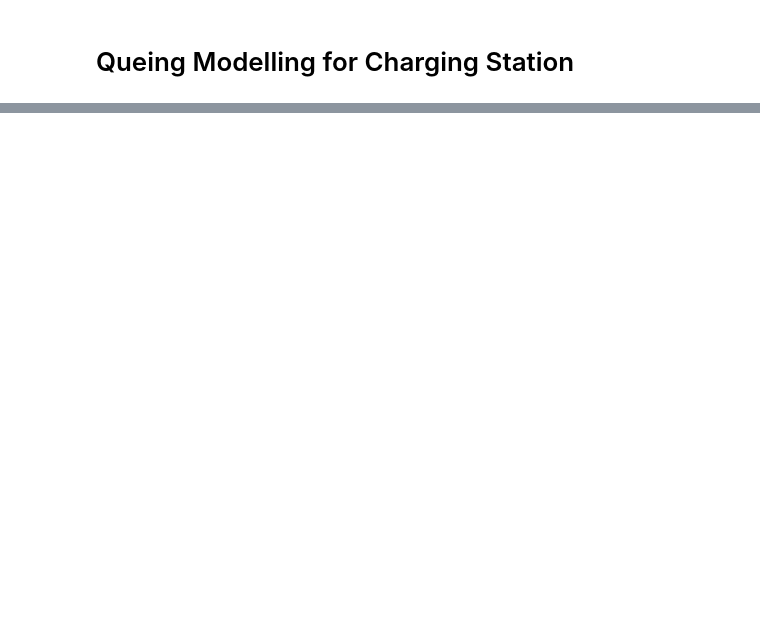
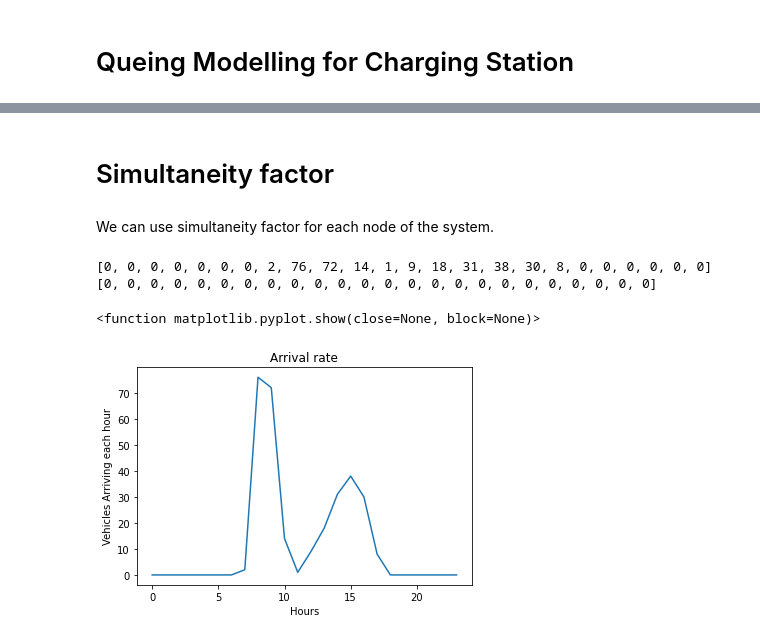
Before and after one commit to imasadnust/EVtripRep, a Jupyter notebook: EVREP2-Copy1.ipynb, the cells around one changed output, grey strips where cells are left out. Drawn from its saved outputs; the diff is of its cells as text; code cells hidden in the pictures; blank space fills up the shorter version.

```diff
--- a/EVREP2-Copy1.ipynb
+++ b/EVREP2-Copy1.ipynb
@@ -1435 +1433,31 @@ df_sys.head(200)
 200 rows × 3 columns
+# %% [markdown]
+# Simultaneity factor
+# %% [markdown]
+We can use simultaneity factor for each node of the system.
+# %%
+Tot_Arr_Hour = []
+
+for h in np.arange(24):
+    Tot_Arr_Hour.append(np.count_nonzero(dftimeline_hours["Arrival Time"] == h))
+
+print(Tot_Arr_Hour)
+
+Tot_Energy_Req = []
+
+for h in np.arange(24):
+    Tot_Energy_Req.append(np.count_nonzero(dftimeline_hours["ChgEnergyReq"] == h))
+print(Tot_Energy_Req)
+# %% [output]
+[0, 0, 0, 0, 0, 0, 0, 2, 76, 72, 14, 1, 9, 18, 31, 38, 30, 8, 0, 0, 0, 0, 0, 0]
+[0, 0, 0, 0, 0, 0, 0, 0, 0, 0, 0, 0, 0, 0, 0, 0, 0, 0, 0, 0, 0, 0, 0, 0]
+# %%
+plt.figure()
+plt.plot(Tot_Arr_Hour)
+plt.xlabel('Hours')
+plt.ylabel('Vehicles Arriving each hour')
+plt.title('Arrival rate')
+plt.show
+# %% [output]
+<function matplotlib.pyplot.show(close=None, block=None)>
+[figure, added]
```
Also changed, not shown: parts of 24 cells of this notebook, 2 other files.
